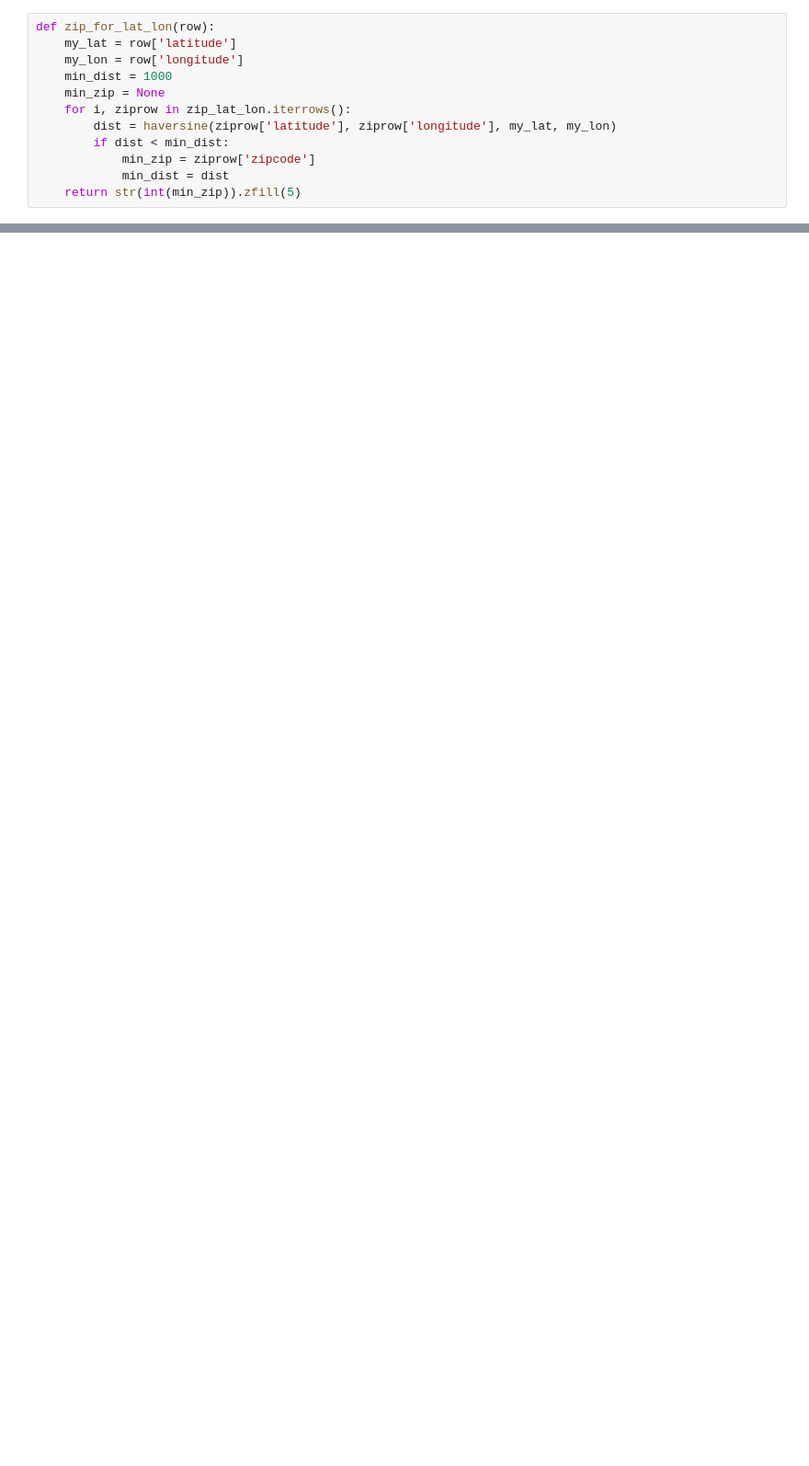
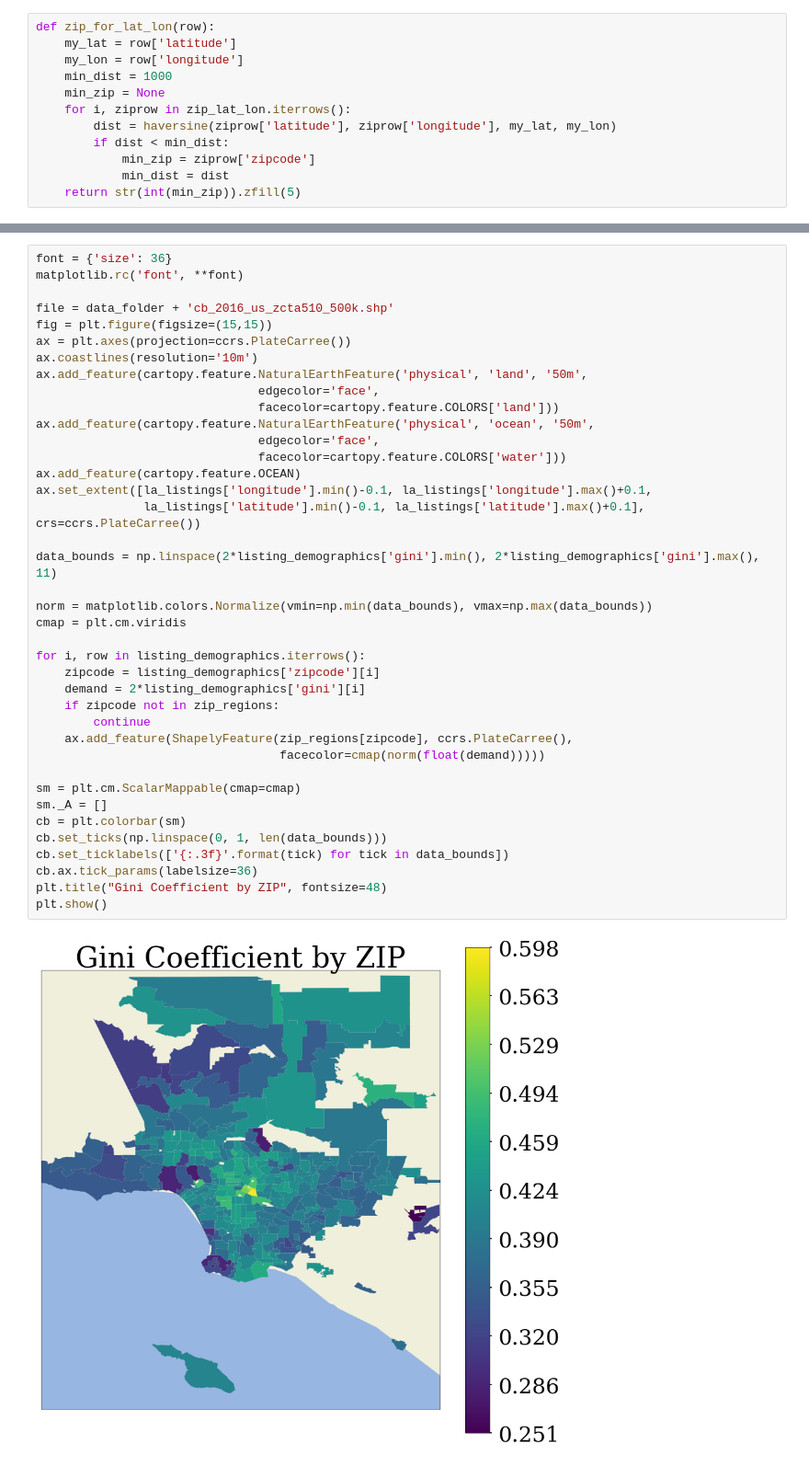
Before and after one commit to moranse/20171104-MichiganDatathon, a Jupyter notebook: comp-notebook/Bradley.ipynb, the cells around one changed output, grey strips where cells are left out. Shown at 92% size. Cells and saved outputs as stored; diff of their text form; blank space fills up the shorter version.

```diff
--- a/comp-notebook/Bradley.ipynb
+++ b/comp-notebook/Bradley.ipynb
@@ -235,0 +459,41 @@ KeyboardInterrupt:
+# %%
+font = {'size': 36}
+matplotlib.rc('font', **font)
+
+file = data_folder + 'cb_2016_us_zcta510_500k.shp'
+fig = plt.figure(figsize=(15,15))
+ax = plt.axes(projection=ccrs.PlateCarree())
+ax.coastlines(resolution='10m')
+ax.add_feature(cartopy.feature.NaturalEarthFeature('physical', 'land', '50m',
+                               edgecolor='face',
+                               facecolor=cartopy.feature.COLORS['land']))
+ax.add_feature(cartopy.feature.NaturalEarthFeature('physical', 'ocean', '50m',
+                               edgecolor='face',
+                               facecolor=cartopy.feature.COLORS['water']))
+ax.add_feature(cartopy.feature.OCEAN)
+ax.set_extent([la_listings['longitude'].min()-0.1, la_listings['longitude'].max()+0.1,
+               la_listings['latitude'].min()-0.1, la_listings['latitude'].max()+0.1], crs=ccrs.PlateCarree())
+
+data_bounds = np.linspace(2*listing_demographics['gini'].min(), 2*listing_demographics['gini'].max(), 11)
+
+norm = matplotlib.colors.Normalize(vmin=np.min(data_bounds), vmax=np.max(data_bounds))
+cmap = plt.cm.viridis
+
+for i, row in listing_demographics.iterrows():
+    zipcode = listing_demographics['zipcode'][i]
+    demand = 2*listing_demographics['gini'][i]
+    if zipcode not in zip_regions:
+        continue
+    ax.add_feature(ShapelyFeature(zip_regions[zipcode], ccrs.PlateCarree(),
+                                  facecolor=cmap(norm(float(demand)))))
+
+sm = plt.cm.ScalarMappable(cmap=cmap)
+sm._A = []
+cb = plt.colorbar(sm)
+cb.set_ticks(np.linspace(0, 1, len(data_bounds)))
+cb.set_ticklabels(['{:.3f}'.format(tick) for tick in data_bounds])
+cb.ax.tick_params(labelsize=36)
+plt.title("Gini Coefficient by ZIP", fontsize=48)
+plt.show()
+# %% [output]
+[figure, added]
```
Also changed, not shown: parts of 25 cells of this notebook, 10 other files.
